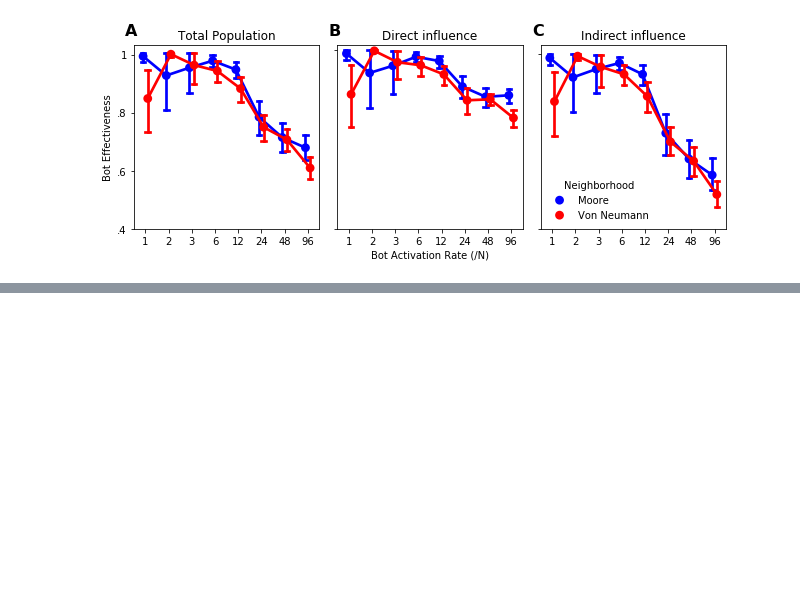
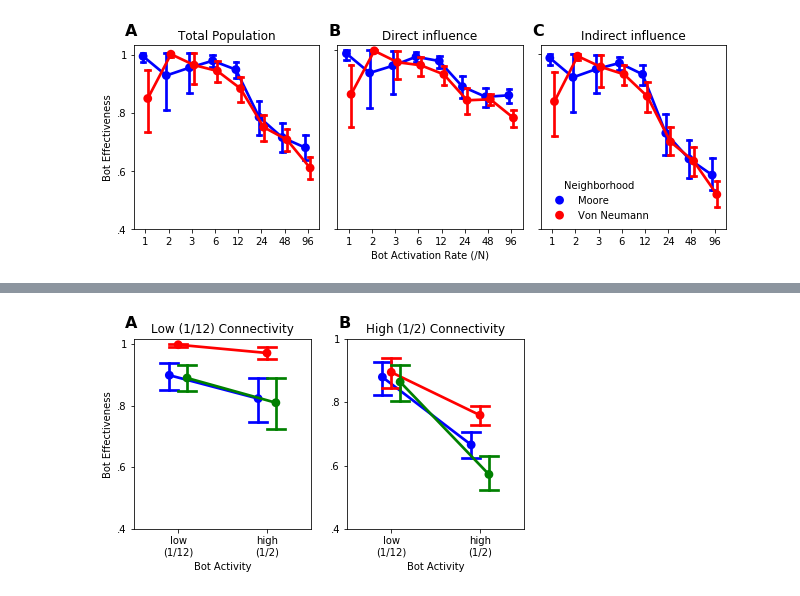
Before and after one commit to marijnkeijzer/weakbots, a Jupyter notebook: The Strength Of Weak Bots.ipynb, the cells around one changed output, grey strips where cells are left out. Saved outputs shown, nothing was run; the diff lists cells and outputs as text; code cells hidden in the pictures; blank space fills up the shorter version.

```diff
--- a/The Strength Of Weak Bots.ipynb
+++ b/The Strength Of Weak Bots.ipynb
@@ -1033,0 +1236,49 @@ fig.savefig('plots/sensitivity_torus.png',dpi=300,bbox_inches='tight')
+# %%
+col_names = ["Seed","BotConnectedness","BotActivationRate","N","Ticks",
+             "DiffTotal","NagentsL1","DiffAgentsL1","NagentsL2","DiffAgentsL2",
+             "ProximityWeight","Transitivity","Reciprocity"]
+
+results = pd.read_csv('data/directed_graphs_simple.csv', names=col_names, header=None)
+# %%
+results.loc[:, 'DiffTotal'] = (results.loc[:, 'DiffTotal'] - 1) / results.loc[:, 'N']
+results.loc[:, 'DiffAgentsL1'] = results.loc[:, 'DiffAgentsL1'] / results.loc[:, 'NagentsL1']
+results.loc[:, 'DiffAgentsL2'] = results.loc[:, 'DiffAgentsL2'] / results.loc[:, 'NagentsL2']
+# %%
+df = results.melt(id_vars=["BotConnectedness","BotActivationRate","Transitivity","Reciprocity"],
+             value_vars=['DiffTotal','DiffAgentsL1','DiffAgentsL2'],
+             value_name="Bot Effectiveness")
+# %%
+fig = plt.figure(figsize=[7,3.5])
+
+# TOTAL POPULATION
+ax1 = plt.subplot(121)
+ax1.text(0.02, 1.12, "A", transform=ax1.transAxes,
+         fontsize=16, fontweight='bold', va='top', ha='right')
+ax1 = sns.pointplot(x="BotActivationRate", y="Bot Effectiveness", hue="variable",
+                   capsize=.2, dodge=.2, palette=['b','r','g'], ci=95,
+                   data=df.loc[df['BotConnectedness'] < .1,])
+plt.xticks([0,1], ['low\n(1/12)','high\n(1/2)'])
+plt.yticks([.4,.6,.8,1],['.4','.6','.8','1'])
+plt.title('Low (1/12) Connectivity')
+plt.ylabel('Bot Effectiveness')
+plt.xlabel('Bot Activity')
+ax1.get_legend().remove()
+
+# TOTAL POPULATION
+ax2 = plt.subplot(122)
+ax2.text(0.02, 1.12, "B", transform=ax2.transAxes,
+         fontsize=16, fontweight='bold', va='top', ha='right')
+ax2 = sns.pointplot(x="BotActivationRate", y="Bot Effectiveness", hue="variable",
+                   capsize=.2, dodge=.2, palette=['b','r','g'], ci=95,
+                   data=df.loc[df['BotConnectedness'] > .1,])
+plt.xticks([0,1], ['low\n(1/12)','high\n(1/2)'])
+plt.yticks([.4,.6,.8,1],['.4','.6','.8','1'])
+plt.title('High (1/2) Connectivity')
+plt.ylabel('')
+plt.xlabel('Bot Activity')
+ax2.get_legend().remove()
+
+plt.show()
+fig.savefig('plots/sensitivity_directed.png',dpi=300,bbox_inches='tight')
+# %% [output]
+[figure, added]
```
Also changed, not shown: parts of 17 cells of this notebook.
